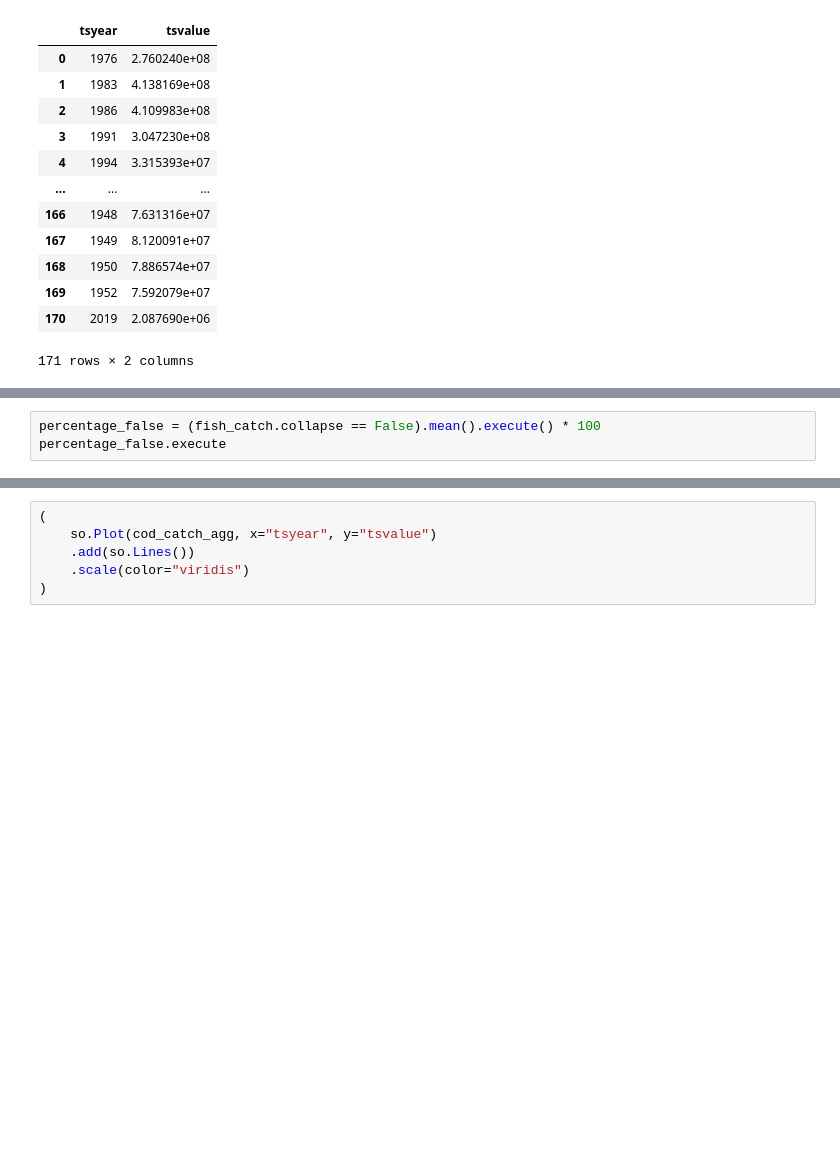
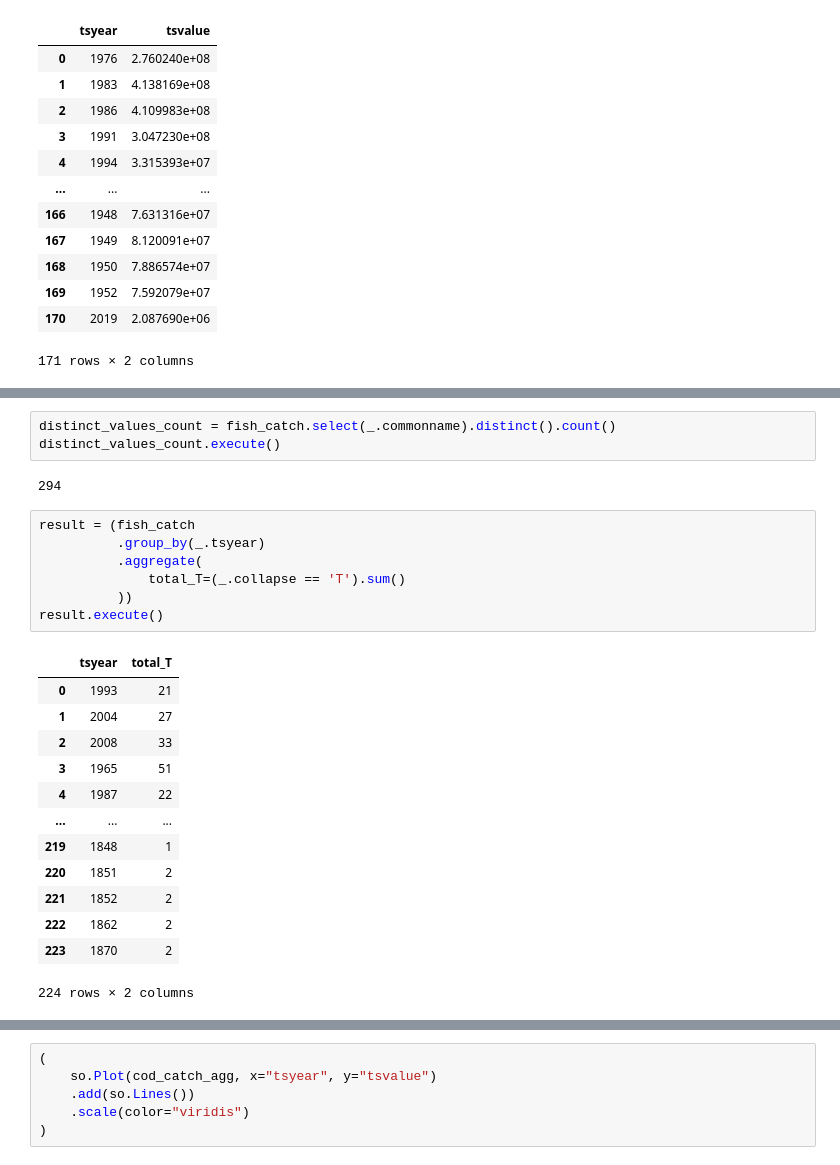
Before and after one commit to espm-288/fish-la-erg-fish, a Jupyter notebook: notebook.ipynb, the cells around one changed output, grey strips where cells are left out. Drawn from its saved outputs; the diff is of its cells as text; blank space fills up the shorter version.

Commit message:
counted trues

```diff
--- a/notebook.ipynb
+++ b/notebook.ipynb
@@ -242,4 +234,27 @@ fish_catch.execute()
 18280 rows × 5 columns
-# %%
-percentage_false = (fish_catch.collapse == False).mean().execute() * 100
-percentage_false.execute
+# %%
+distinct_values_count = fish_catch.select(_.commonname).distinct().count()
+distinct_values_count.execute()
+# %% [output]
+294
+# %%
+result = (fish_catch
+          .group_by(_.tsyear)
+          .aggregate(
+              total_T=(_.collapse == 'T').sum()
+          ))
+result.execute()
+# %% [output]
+|  | tsyear | total_T |
+| 0 | 1993 | 21 |
+| 1 | 2004 | 27 |
+| 2 | 2008 | 33 |
+| 3 | 1965 | 51 |
+| 4 | 1987 | 22 |
+| ... | ... | ... |
+| 219 | 1848 | 1 |
+| 220 | 1851 | 2 |
+| 221 | 1852 | 2 |
+| 222 | 1862 | 2 |
+| 223 | 1870 | 2 |
+224 rows × 2 columns
```
Also changed, not shown: parts of 13 cells of this notebook.
